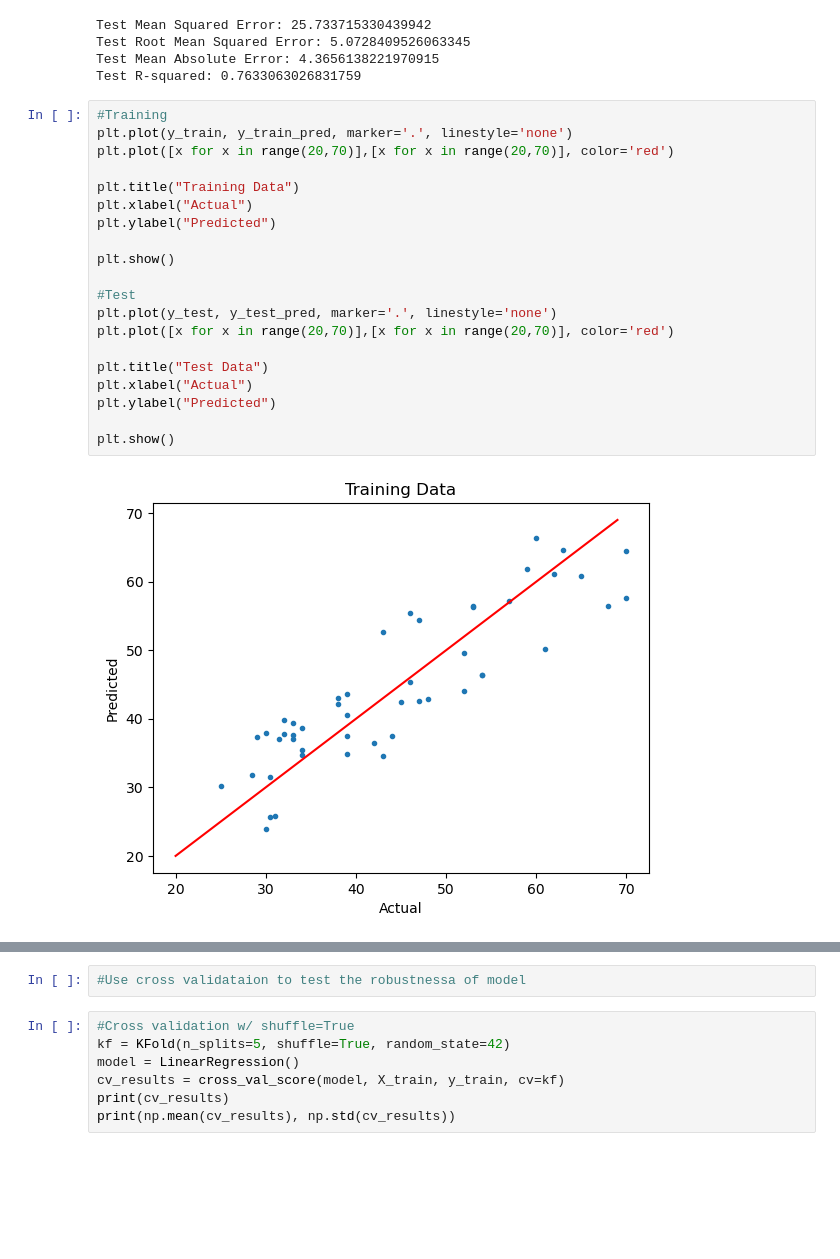
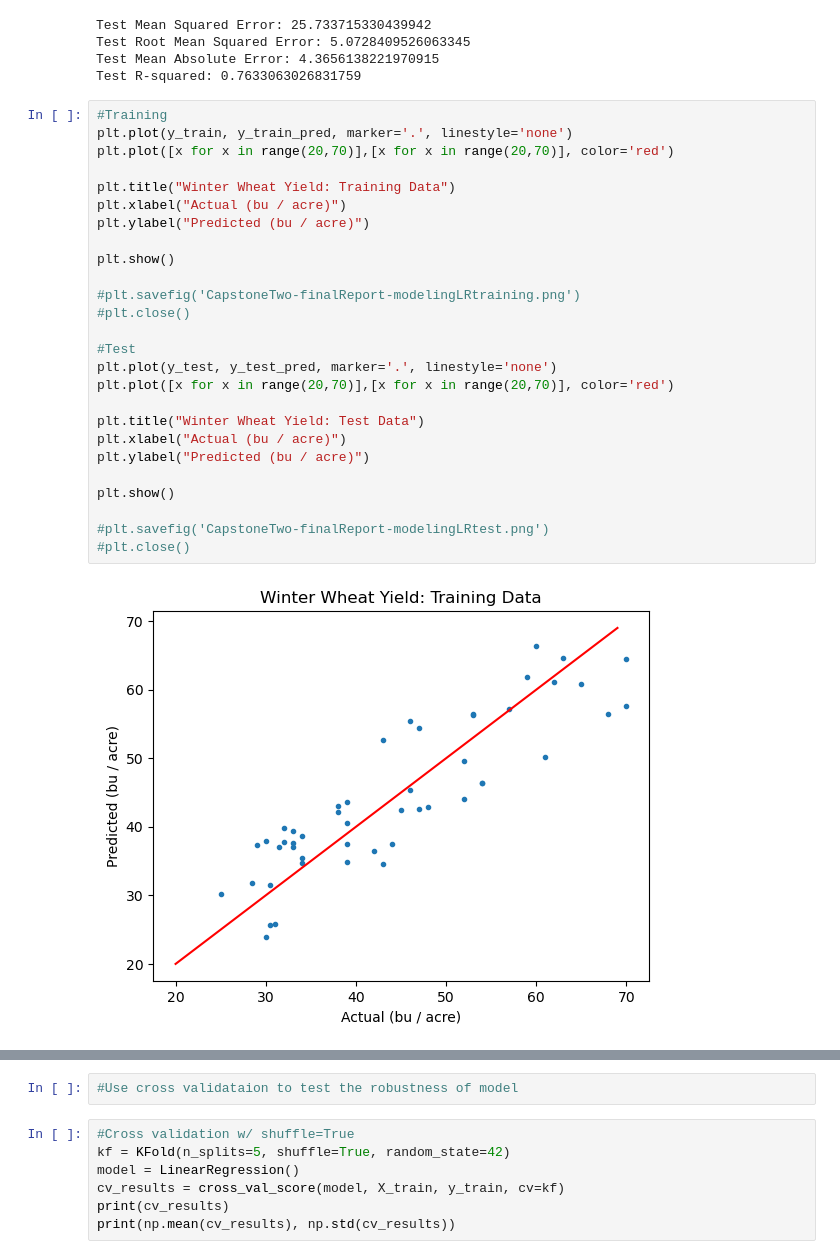
Before and after one commit to pjh24/Predicting-Winter-Wheat-Yields, a Jupyter notebook: Capstone Two - Modeling .ipynb, the cells around one changed output, grey strips where cells are left out. Cells and saved outputs as stored; diff of their text form; blank space fills up the shorter version.

```diff
--- a/Capstone Two - Modeling .ipynb
+++ b/Capstone Two - Modeling .ipynb
@@ -255,22 +310,28 @@ Test R-squared: 0.7633063026831759
 # %%
 #Training
 plt.plot(y_train, y_train_pred, marker='.', linestyle='none')
 plt.plot([x for x in range(20,70)],[x for x in range(20,70)], color='red')
 
-plt.title("Training Data")
-plt.xlabel("Actual")
-plt.ylabel("Predicted")
+plt.title("Winter Wheat Yield: Training Data")
+plt.xlabel("Actual (bu / acre)")
+plt.ylabel("Predicted (bu / acre)")
 
 plt.show()
+
+#plt.savefig('CapstoneTwo-finalReport-modelingLRtraining.png')
+#plt.close()
 
 #Test
 plt.plot(y_test, y_test_pred, marker='.', linestyle='none')
 plt.plot([x for x in range(20,70)],[x for x in range(20,70)], color='red')
 
-plt.title("Test Data")
-plt.xlabel("Actual")
-plt.ylabel("Predicted")
+plt.title("Winter Wheat Yield: Test Data")
+plt.xlabel("Actual (bu / acre)")
+plt.ylabel("Predicted (bu / acre)")
 
 plt.show()
+
+#plt.savefig('CapstoneTwo-finalReport-modelingLRtest.png')
+#plt.close()
 # %% [output]
-[figure, old version]
+[figure, new version]
@@ -278,5 +339,5 @@ plt.show()
 # %%
-#Use cross validataion to test the robustnessa of model
+#Use cross validataion to test the robustness of model
 # %%
 #Cross validation w/ shuffle=True
 kf = KFold(n_splits=5, shuffle=True, random_state=42)
```
Also changed, not shown: parts of 9 cells of this notebook.
